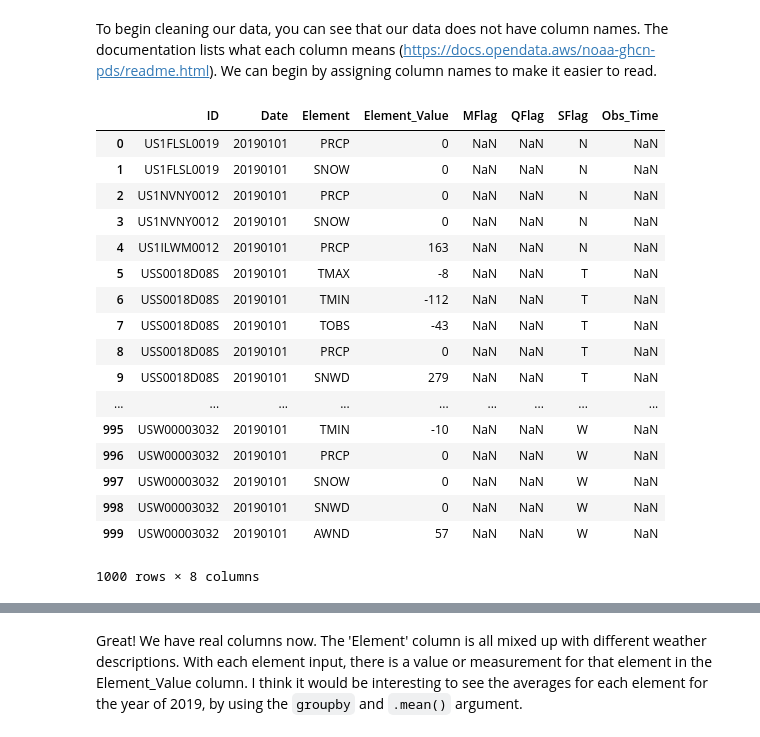
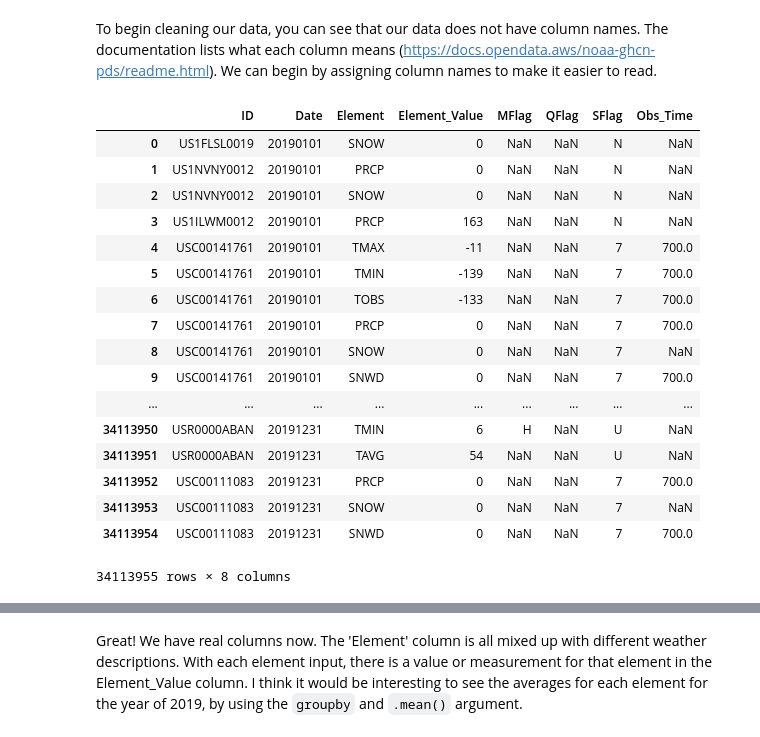
Before and after one commit to miaowu128/QTM350FinalProject, a Jupyter notebook: Elizabeth/Elizabeth.ipynb, the cells around one changed output, grey strips where cells are left out. Saved outputs shown, nothing was run; the diff lists cells and outputs as text; code cells hidden in the pictures.

```diff
--- a/Elizabeth/Elizabeth.ipynb
+++ b/Elizabeth/Elizabeth.ipynb
@@ -175,31 +218,33 @@ To confirm that the files were copied over, I went back to my s3 to make sure th
 ![s3](NOAA_s3.png)
 # %% [markdown]
 To begin cleaning our data, you can see that our data does not have column names. The documentation lists what each column means (https://docs.opendata.aws/noaa-ghcn-pds/readme.html). We can begin by assigning column names to make it easier to read.
+# %%
+#This access the bucket we created
+bucket='open-data-analytics-noaa'
+data_key = 'NOAA_2019.csv'
+data_location = 's3://{}/{}'.format(bucket, data_key)
+df_2019 = pd.read_csv(data_location)
 # %%
 #Checking to see what columns look like
 df_2019.head()
-
 #Renaming Columns
 df_2019.columns = ["ID","Date","Element","Element_Value","MFlag","QFlag","SFlag","Obs_Time"]
-
-#Checking to see new columns
-df_2019
 # %% [output]
 |  | ID | Date | Element | Element_Value | MFlag | QFlag | SFlag | Obs_Time |
-| 0 | US1FLSL0019 | 20190101 | PRCP | 0 | NaN | NaN | N | NaN |
-| 1 | US1FLSL0019 | 20190101 | SNOW | 0 | NaN | NaN | N | NaN |
-| 2 | US1NVNY0012 | 20190101 | PRCP | 0 | NaN | NaN | N | NaN |
-| 3 | US1NVNY0012 | 20190101 | SNOW | 0 | NaN | NaN | N | NaN |
-| 4 | US1ILWM0012 | 20190101 | PRCP | 163 | NaN | NaN | N | NaN |
-| 5 | USS0018D08S | 20190101 | TMAX | -8 | NaN | NaN | T | NaN |
-| 6 | USS0018D08S | 20190101 | TMIN | -112 | NaN | NaN | T | NaN |
-| 7 | USS0018D08S | 20190101 | TOBS | -43 | NaN | NaN | T | NaN |
-| 8 | USS0018D08S | 20190101 | PRCP | 0 | NaN | NaN | T | NaN |
-| 9 | USS0018D08S | 20190101 | SNWD | 279 | NaN | NaN | T | NaN |
+| 0 | US1FLSL0019 | 20190101 | SNOW | 0 | NaN | NaN | N | NaN |
+| 1 | US1NVNY0012 | 20190101 | PRCP | 0 | NaN | NaN | N | NaN |
+| 2 | US1NVNY0012 | 20190101 | SNOW | 0 | NaN | NaN | N | NaN |
+| 3 | US1ILWM0012 | 20190101 | PRCP | 163 | NaN | NaN | N | NaN |
+| 4 | USC00141761 | 20190101 | TMAX | -11 | NaN | NaN | 7 | 700.0 |
+| 5 | USC00141761 | 20190101 | TMIN | -139 | NaN | NaN | 7 | 700.0 |
+| 6 | USC00141761 | 20190101 | TOBS | -133 | NaN | NaN | 7 | 700.0 |
+| 7 | USC00141761 | 20190101 | PRCP | 0 | NaN | NaN | 7 | 700.0 |
+| 8 | USC00141761 | 20190101 | SNOW | 0 | NaN | NaN | 7 | NaN |
+| 9 | USC00141761 | 20190101 | SNWD | 0 | NaN | NaN | 7 | 700.0 |
 | ... | ... | ... | ... | ... | ... | ... | ... | ... |
-| 995 | USW00003032 | 20190101 | TMIN | -10 | NaN | NaN | W | NaN |
-| 996 | USW00003032 | 20190101 | PRCP | 0 | NaN | NaN | W | NaN |
-| 997 | USW00003032 | 20190101 | SNOW | 0 | NaN | NaN | W | NaN |
-| 998 | USW00003032 | 20190101 | SNWD | 0 | NaN | NaN | W | NaN |
-| 999 | USW00003032 | 20190101 | AWND | 57 | NaN | NaN | W | NaN |
+| 34113950 | USR0000ABAN | 20191231 | TMIN | 6 | H | NaN | U | NaN |
+| 34113951 | USR0000ABAN | 20191231 | TAVG | 54 | NaN | NaN | U | NaN |
+| 34113952 | USC00111083 | 20191231 | PRCP | 0 | NaN | NaN | 7 | 700.0 |
+| 34113953 | USC00111083 | 20191231 | SNOW | 0 | NaN | NaN | 7 | NaN |
+| 34113954 | USC00111083 | 20191231 | SNWD | 0 | NaN | NaN | 7 | 700.0 |
-1000 rows × 8 columns
+34113955 rows × 8 columns
```
Also changed, not shown: parts of 38 cells of this notebook.
